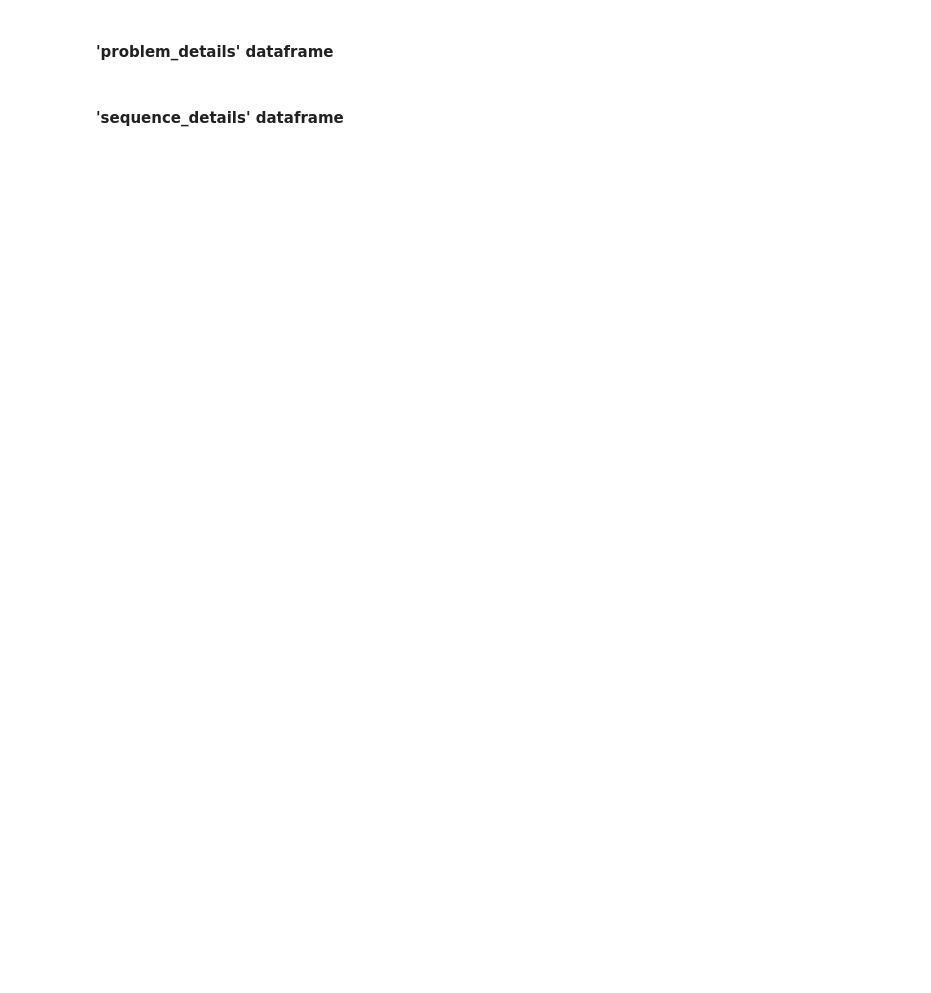
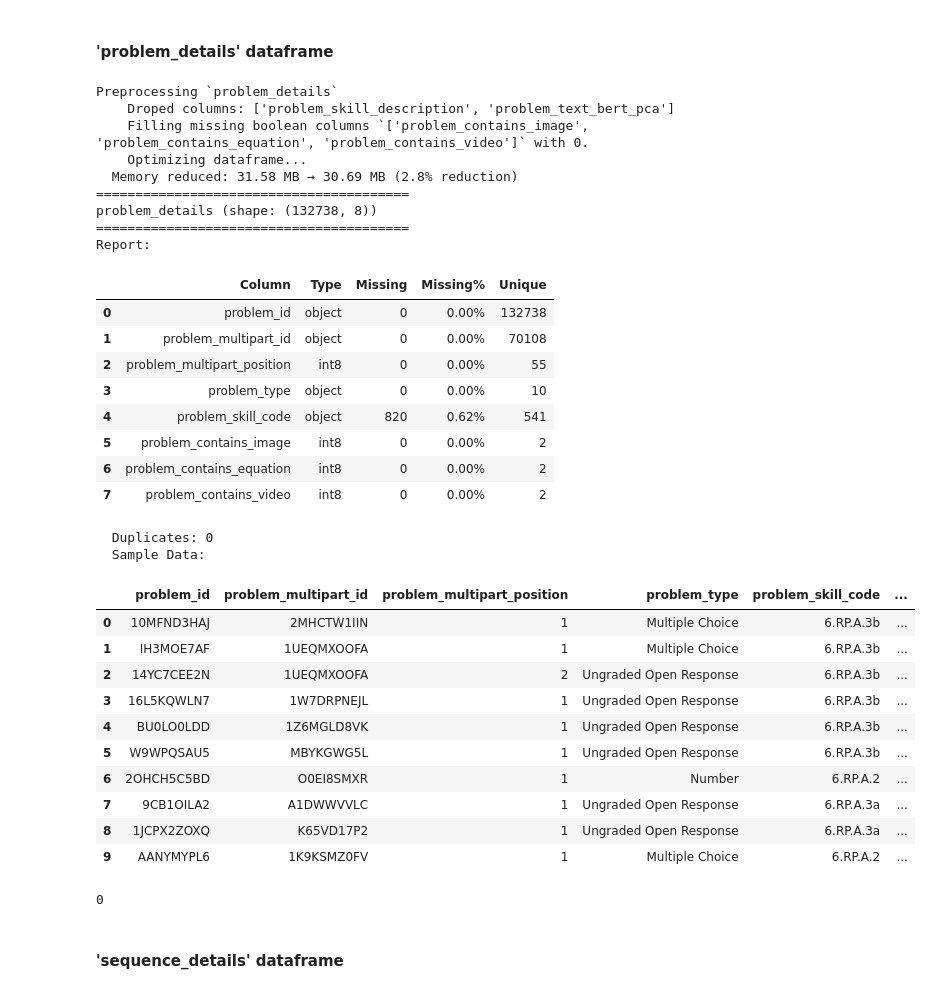
Before and after one commit to caineirb/CSC172-AssociationMining-Bautista, a Jupyter notebook: notebooks/asm_apriori.ipynb, the cells around one changed output. Drawn from its saved outputs; the diff is of its cells as text; code cells hidden in the pictures; blank space fills up the shorter version.

```diff
--- a/notebooks/asm_apriori.ipynb
+++ b/notebooks/asm_apriori.ipynb
@@ -242,7 +453,9 @@ gc.collect()
 # %% [markdown]
 #### 'assignment_relationships' dataframe
 # %%
-data_frames['assignment_relationships'] = data_frames['assignment_relationships'].drop_duplicates()
+print("Preprocessing `assignment_relationships`")
+print(f"    Optimizing dataframe...")
+data_frames["assignment_relationships"] = optimize_dataframe(data_frames["assignment_relationships"])
 
 df_exploration('assignment_relationships', data_frames['assignment_relationships'])
 save_dataframe('assignment_relationships',data_frames['assignment_relationships'])
@@ -283,22 +590,66 @@ gc.collect()
 # %% [markdown]
 #### 'problem_details' dataframe
 # %%
-# Fill boolean NA with 0
-bool_cols = [
-    "problem_contains_image",
-    "problem_contains_equation",
-    "problem_contains_video",
+print("Preprocessing `problem_details`")
+PROBLEM_COLS_TO_KEEP = [
+    'problem_id',
+    'problem_type',
+    'problem_skill_code',
+    'problem_multipart_id',
+    'problem_multipart_position',
+    'problem_contains_image',
+    'problem_contains_equation',
+    'problem_contains_video'
 ]
-data_frames['problem_details'][bool_cols] = data_frames['problem_details'][bool_cols].fillna(0).astype("int8")
+PROBLEM_COLS_DROP = [c for c in data_frames['problem_details'].columns if c not in PROBLEM_COLS_TO_KEEP]
+data_frames["problem_details"] = data_frames["problem_details"].drop(columns=PROBLEM_COLS_DROP)
+print(f"    Droped columns: {PROBLEM_COLS_DROP}")
 
-# Fill missing Problem Skill with Unknown
-data_frames['problem_details']["problem_skill_code"] = data_frames['problem_details']["problem_skill_code"].astype("object").fillna("Unknown").astype("category")
-data_frames['problem_details']["problem_skill_description"] = data_frames['problem_details']["problem_skill_description"].astype("object").fillna("Unknown").astype("category")
+PROB_BOOL_COLS = ['problem_contains_image', 'problem_contains_equation', 'problem_contains_video']
+print(f"    Filling missing boolean columns `{PROB_BOOL_COLS}` with 0.")
+for col in PROB_BOOL_COLS:
+    data_frames["problem_details"][col] = data_frames["problem_details"][col].fillna(0).astype(np.int8)
+
+print(f"    Optimizing dataframe...")
+data_frames["problem_details"] = optimize_dataframe(data_frames["problem_details"])
 
 df_exploration('problem_details', data_frames['problem_details'])
 save_dataframe('problem_details',data_frames['problem_details'])
-del data_frames['problem_details']
+del data_frames['problem_details'], PROBLEM_COLS_TO_KEEP, PROBLEM_COLS_DROP
 gc.collect()
+# %% [output]
+Preprocessing `problem_details`
+    Droped columns: ['problem_skill_description', 'problem_text_bert_pca']
+    Filling missing boolean columns `['problem_contains_image', 'problem_contains_equation', 'problem_contains_video']` with 0.
+    Optimizing dataframe...
+  Memory reduced: 31.58 MB → 30.69 MB (2.8% reduction)
+========================================
+problem_details (shape: (132738, 8))
+========================================
+Report:
+|  | Column | Type | Missing | Missing% | Unique |
+| 0 | problem_id | object | 0 | 0.00% | 132738 |
+| 1 | problem_multipart_id | object | 0 | 0.00% | 70108 |
+| 2 | problem_multipart_position | int8 | 0 | 0.00% | 55 |
+| 3 | problem_type | object | 0 | 0.00% | 10 |
+| 4 | problem_skill_code | object | 820 | 0.62% | 541 |
+| 5 | problem_contains_image | int8 | 0 | 0.00% | 2 |
+| 6 | problem_contains_equation | int8 | 0 | 0.00% | 2 |
+| 7 | problem_contains_video | int8 | 0 | 0.00% | 2 |
+  Duplicates: 0
+  Sample Data:
+|  | problem_id | problem_multipart_id | problem_multipart_position | problem_type | problem_skill_code | ... |
+| 0 | 10MFND3HAJ | 2MHCTW1IIN | 1 | Multiple Choice | 6.RP.A.3b | ... |
+| 1 | IH3MOE7AF | 1UEQMXOOFA | 1 | Multiple Choice | 6.RP.A.3b | ... |
+| 2 | 14YC7CEE2N | 1UEQMXOOFA | 2 | Ungraded Open Response | 6.RP.A.3b | ... |
+| 3 | 16L5KQWLN7 | 1W7DRPNEJL | 1 | Ungraded Open Response | 6.RP.A.3b | ... |
+| 4 | BU0LO0LDD | 1Z6MGLD8VK | 1 | Ungraded Open Response | 6.RP.A.3b | ... |
+| 5 | W9WPQSAU5 | MBYKGWG5L | 1 | Ungraded Open Response | 6.RP.A.3b | ... |
+| 6 | 2OHCH5C5BD | O0EI8SMXR | 1 | Number | 6.RP.A.2 | ... |
+| 7 | 9CB1OILA2 | A1DWWVVLC | 1 | Ungraded Open Response | 6.RP.A.3a | ... |
+| 8 | 1JCPX2ZOXQ | K65VD17P2 | 1 | Ungraded Open Response | 6.RP.A.3a | ... |
+| 9 | AANYMYPL6 | 1K9KSMZ0FV | 1 | Multiple Choice | 6.RP.A.2 | ... |
+0
 # %% [markdown]
 #### 'sequence_details' dataframe
 # %%
```
Also changed, not shown: parts of 25 cells of this notebook, 1 other file.
